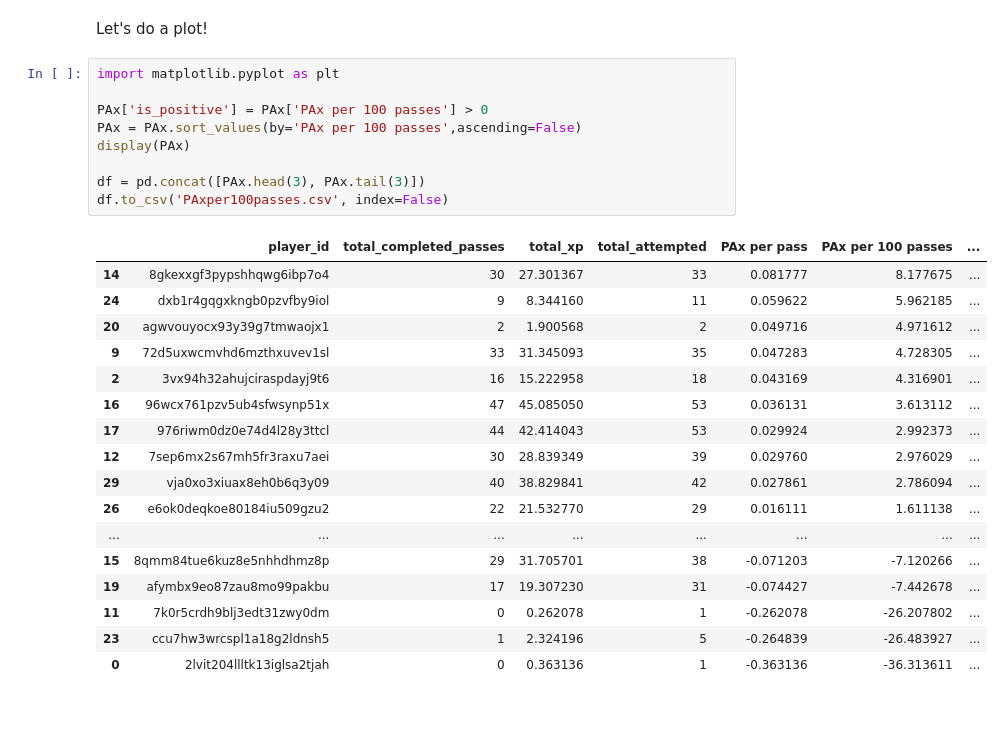
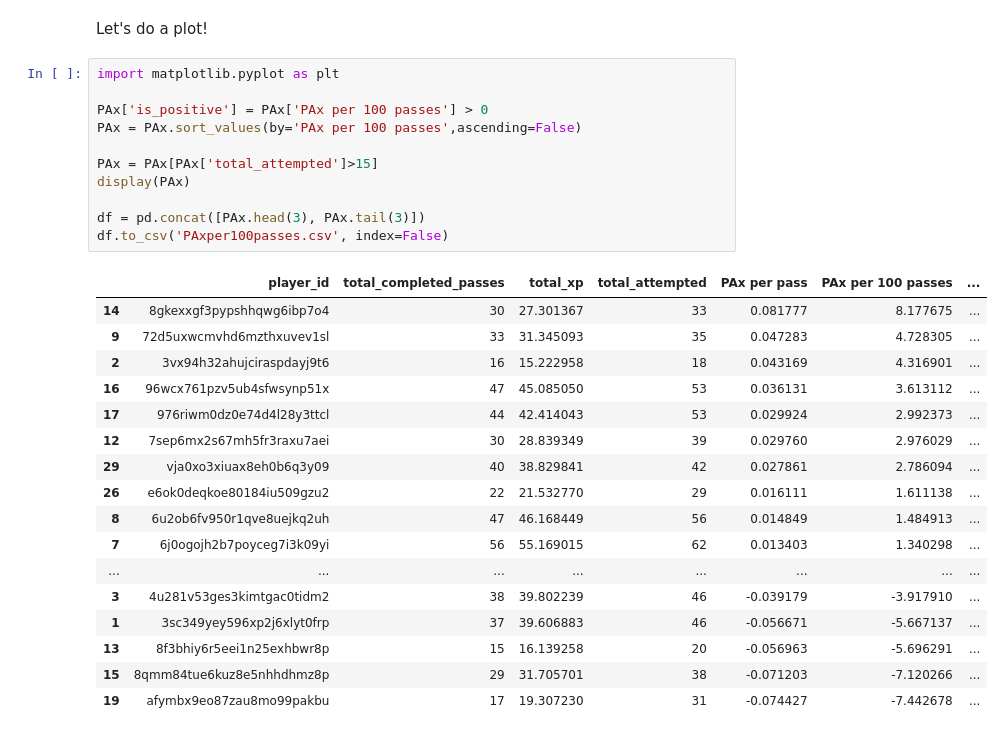
Before and after one commit to GabrielGausachs/OptaChallenge_Clustering_Player_Styles, a Jupyter notebook: utils/passes_study.ipynb, the cells around one changed output. Drawn from its saved outputs; the diff is of its cells as text.

```diff
--- a/utils/passes_study.ipynb
+++ b/utils/passes_study.ipynb
@@ -431,17 +431,17 @@ Let's do a plot!
 # %%
 import matplotlib.pyplot as plt
 
 PAx['is_positive'] = PAx['PAx per 100 passes'] > 0
 PAx = PAx.sort_values(by='PAx per 100 passes',ascending=False)
+
+PAx = PAx[PAx['total_attempted']>15]
 display(PAx)
 
 df = pd.concat([PAx.head(3), PAx.tail(3)])
 df.to_csv('PAxper100passes.csv', index=False)
 # %% [output]
 |  | player_id | total_completed_passes | total_xp | total_attempted | PAx per pass | PAx per 100 passes | ... |
 | 14 | 8gkexxgf3pypshhqwg6ibp7o4 | 30 | 27.301367 | 33 | 0.081777 | 8.177675 | ... |
-| 24 | dxb1r4gqgxkngb0pzvfby9iol | 9 | 8.344160 | 11 | 0.059622 | 5.962185 | ... |
-| 20 | agwvouyocx93y39g7tmwaojx1 | 2 | 1.900568 | 2 | 0.049716 | 4.971612 | ... |
 | 9 | 72d5uxwcmvhd6mzthxuvev1sl | 33 | 31.345093 | 35 | 0.047283 | 4.728305 | ... |
 | 2 | 3vx94h32ahujciraspdayj9t6 | 16 | 15.222958 | 18 | 0.043169 | 4.316901 | ... |
 | 16 | 96wcx761pzv5ub4sfwsynp51x | 47 | 45.085050 | 53 | 0.036131 | 3.613112 | ... |
@@ -449,9 +449,11 @@ df.to_csv('PAxper100passes.csv', index=False)
 | 12 | 7sep6mx2s67mh5fr3raxu7aei | 30 | 28.839349 | 39 | 0.029760 | 2.976029 | ... |
 | 29 | vja0xo3xiuax8eh0b6q3y09 | 40 | 38.829841 | 42 | 0.027861 | 2.786094 | ... |
 | 26 | e6ok0deqkoe80184iu509gzu2 | 22 | 21.532770 | 29 | 0.016111 | 1.611138 | ... |
+| 8 | 6u2ob6fv950r1qve8uejkq2uh | 47 | 46.168449 | 56 | 0.014849 | 1.484913 | ... |
+| 7 | 6j0ogojh2b7poyceg7i3k09yi | 56 | 55.169015 | 62 | 0.013403 | 1.340298 | ... |
 | ... | ... | ... | ... | ... | ... | ... | ... |
+| 3 | 4u281v53ges3kimtgac0tidm2 | 38 | 39.802239 | 46 | -0.039179 | -3.917910 | ... |
+| 1 | 3sc349yey596xp2j6xlyt0frp | 37 | 39.606883 | 46 | -0.056671 | -5.667137 | ... |
+| 13 | 8f3bhiy6r5eei1n25exhbwr8p | 15 | 16.139258 | 20 | -0.056963 | -5.696291 | ... |
 | 15 | 8qmm84tue6kuz8e5nhhdhmz8p | 29 | 31.705701 | 38 | -0.071203 | -7.120266 | ... |
 | 19 | afymbx9eo87zau8mo99pakbu | 17 | 19.307230 | 31 | -0.074427 | -7.442678 | ... |
-| 11 | 7k0r5crdh9blj3edt31zwy0dm | 0 | 0.262078 | 1 | -0.262078 | -26.207802 | ... |
-| 23 | ccu7hw3wrcspl1a18g2ldnsh5 | 1 | 2.324196 | 5 | -0.264839 | -26.483927 | ... |
-| 0 | 2lvit204llltk13iglsa2tjah | 0 | 0.363136 | 1 | -0.363136 | -36.313611 | ... |
```
Also changed, not shown: 4 other files.
